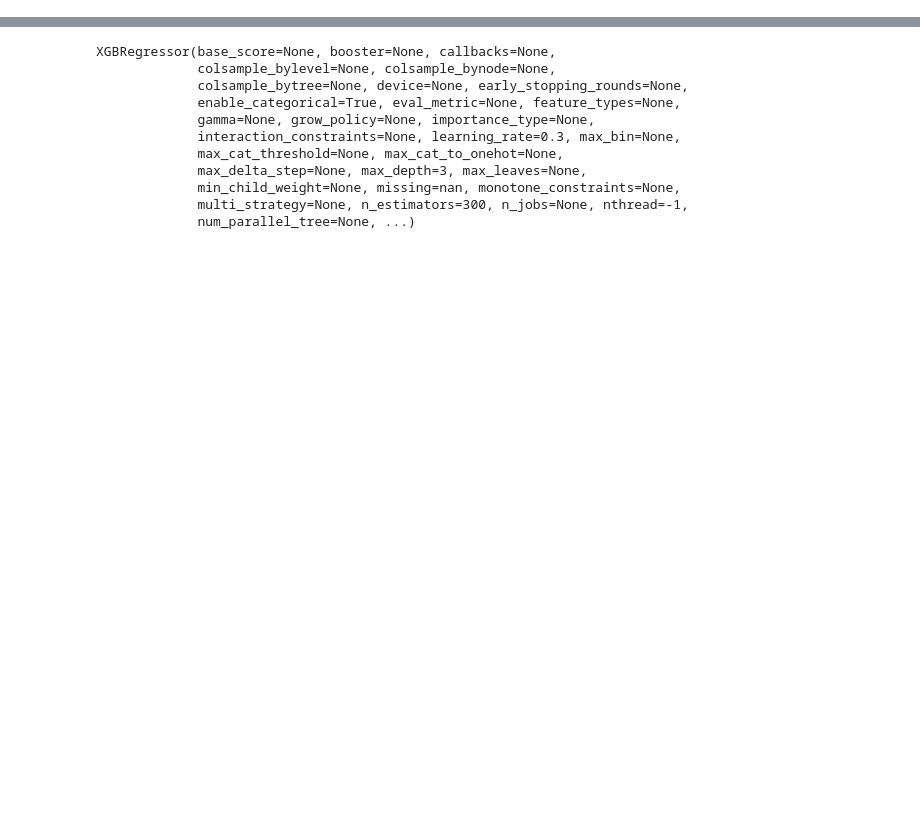
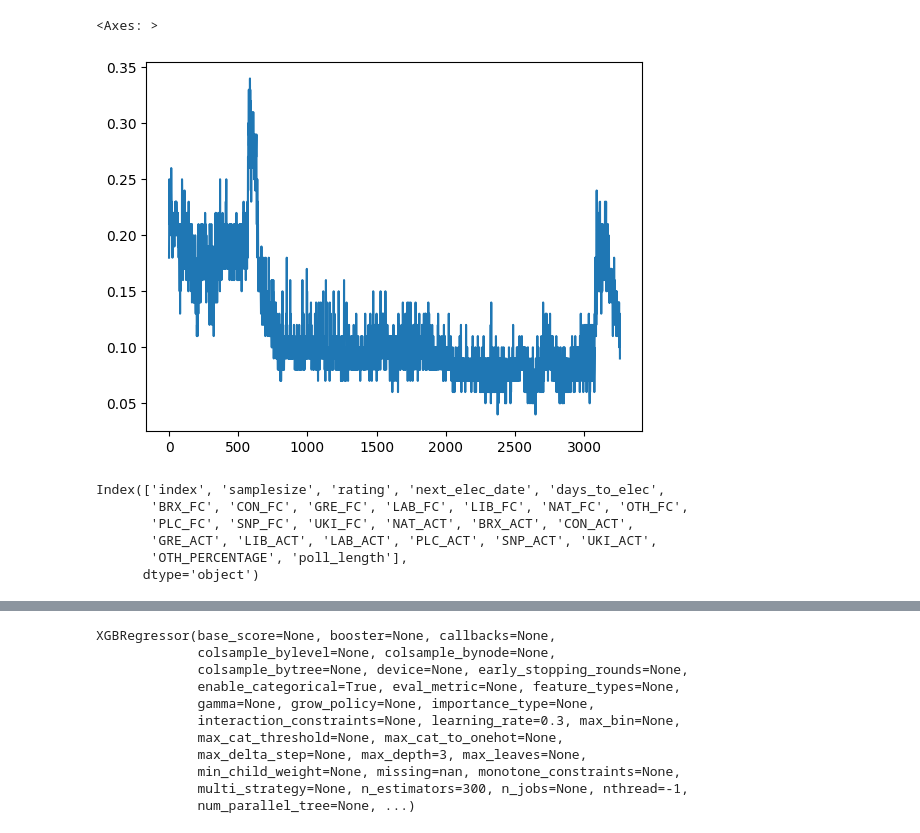
Before and after one commit to oscarhibbert/election-predictor, a Jupyter notebook: notebooks/nieksonneveld_xgboost.ipynb, the cells around one changed output, grey strips where cells are left out. Saved outputs shown, nothing was run; the diff lists cells and outputs as text; code cells hidden in the pictures; blank space fills up the shorter version.

Commit message:
working xgboost model trained on 2017 data and predicting 2019

```diff
--- a/notebooks/nieksonneveld_xgboost.ipynb
+++ b/notebooks/nieksonneveld_xgboost.ipynb
@@ -50,11 +53,20 @@ for column in ['BRX_FC', 'CON_FC', 'GRE_FC', 'LAB_FC', 'LIB_FC', 'NAT_FC', 'OTH_
     data[column] = data[column] / 100
 # %%
 # Divide actuals by 100 to create values between 0-1
-for column in ['BRX_ACT', 'CON_ACT', 'GRE_ACT', 'LIB_ACT', 'LAB_ACT', 'PLC_ACT', 'SNP_ACT', 'UKI_ACT', 'OTH_PERCENTAGE']:
+for column in ['BRX_ACT', 'CON_ACT', 'GRE_ACT', 'LIB_ACT', 'LAB_ACT', 'NAT_ACT', 'PLC_ACT', 'SNP_ACT', 'UKI_ACT', 'OTH_PERCENTAGE']:
     data[column] = data[column] / 100
+# %%
+data.sort_values('enddate', inplace=True)
+# %%
+data.reset_index(inplace=True)
 # %%
 # Drop columns we don't need
 data = data.drop(columns=['startdate', 'enddate', 'pollster'])
+# %%
+data.LIB_FC.plot()
+# %% [output]
+<Axes: >
+[figure, added]
 # %%
 # Handle numerical transformer
 num_columns_selector = ['samplesize', 'days_to_elec', 'poll_length']
@@ -75,0 +92,9 @@ preproc_pipeline = make_column_transformer(
+# %%
+data_train.columns
+# %% [output]
+Index(['index', 'samplesize', 'rating', 'next_elec_date', 'days_to_elec',
+       'BRX_FC', 'CON_FC', 'GRE_FC', 'LAB_FC', 'LIB_FC', 'NAT_FC', 'OTH_FC',
+       'PLC_FC', 'SNP_FC', 'UKI_FC', 'NAT_ACT', 'BRX_ACT', 'CON_ACT',
+       'GRE_ACT', 'LIB_ACT', 'LAB_ACT', 'PLC_ACT', 'SNP_ACT', 'UKI_ACT',
+       'OTH_PERCENTAGE', 'poll_length'],
+      dtype='object')
```
Also changed, not shown: parts of 21 cells of this notebook.
